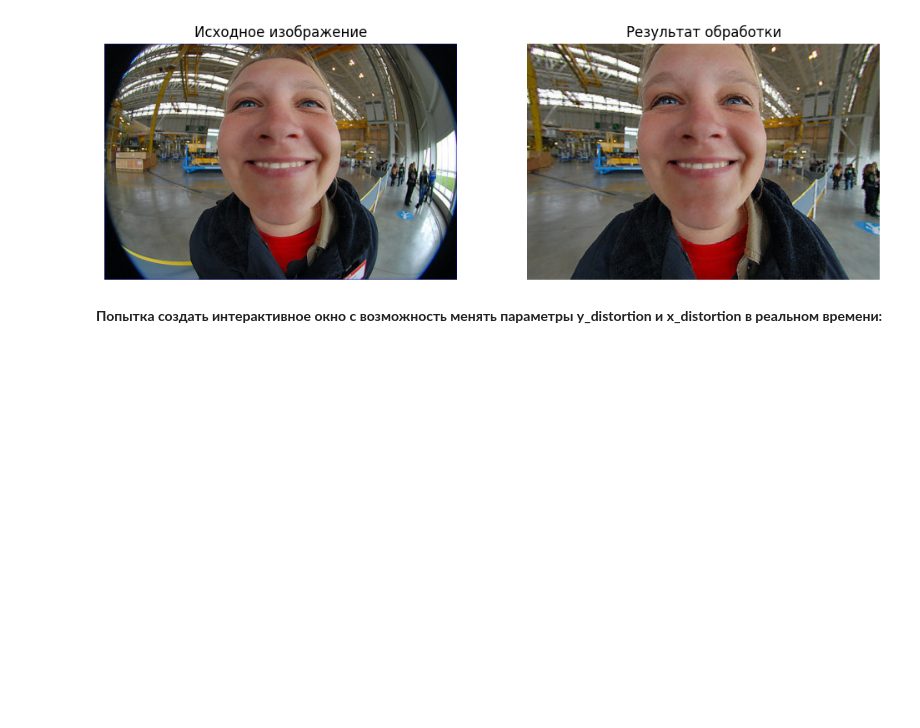
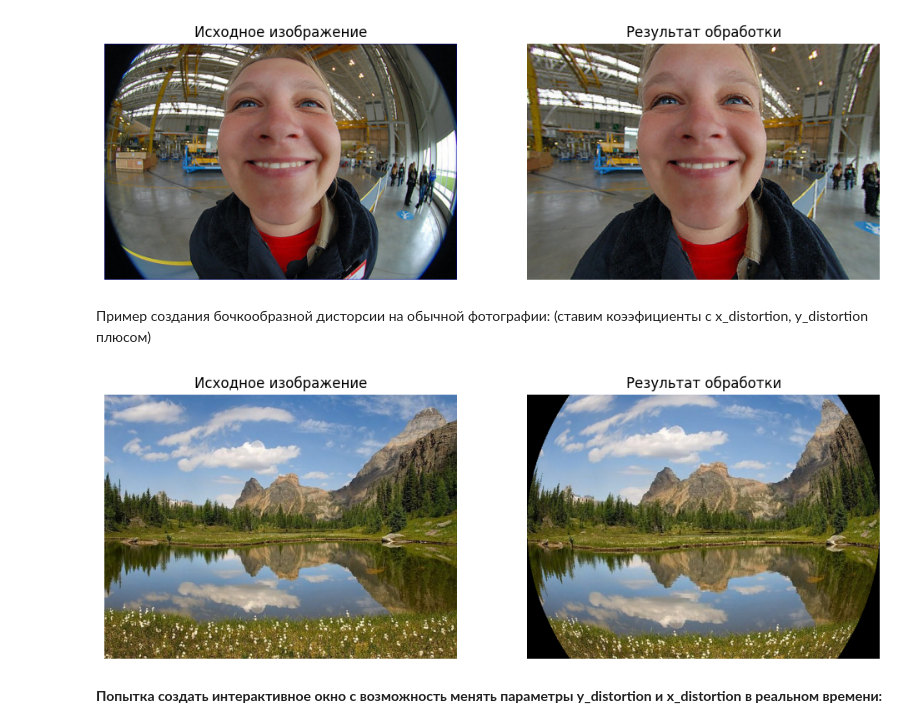
Before and after one commit to Koldim2001/Lens_distortion, a Jupyter notebook: show_example.ipynb, the cells around one changed output. Cells and saved outputs as stored; diff of their text form; code cells hidden in the pictures; blank space fills up the shorter version.

```diff
--- a/show_example.ipynb
+++ b/show_example.ipynb
@@ -92,15 +13,3 @@ def distortion(img, x_distortion, y_distortion, scale_x=1, scale_y=1):
-# %%
-def plot_result(img, output_img):
-    plt.figure(figsize=[12, 12])
-    plt.subplot(1,2,1)
-    plt.imshow(img)
-    plt.title('Исходное изображение')
-    plt.axis('off')
-    plt.subplot(1,2,2)
-    plt.imshow(output_img)
-    plt.title('Результат обработки')
-    plt.axis('off')
-    plt.show()
 # %% [markdown]
 Значения x_distortion, y_distortion со знаком минус говорят о том, что реализуется избавление исходного изображения от бочкообразности. Если изображение исходное подушкообразное, то необходимо ставить данные значения со знаком +
 # %%
@@ -129,5 +38,14 @@ output_img = distortion(img, -0.2, -0.3)
 plot_result(img, output_img)
 # %% [output]
 [figure]
+# %% [markdown]
+Пример создания бочкообразной дисторсии на обычной фотографии:
+(ставим коээфициенты с x_distortion, y_distortion плюсом)
+# %%
+img = imageio.imread("images/no_distortion.jpg")
+output_img = distortion(img, 0.1, 0.3, 0.7, 0.8)
+plot_result(img, output_img)
+# %% [output]
+[figure, added]
 # %% [markdown]
 __Попытка создать интерактивное окно с возможность менять параметры y_distortion и x_distortion в реальном времени:__
```
Also changed, not shown: parts of 5 cells of this notebook, 2 other files.
